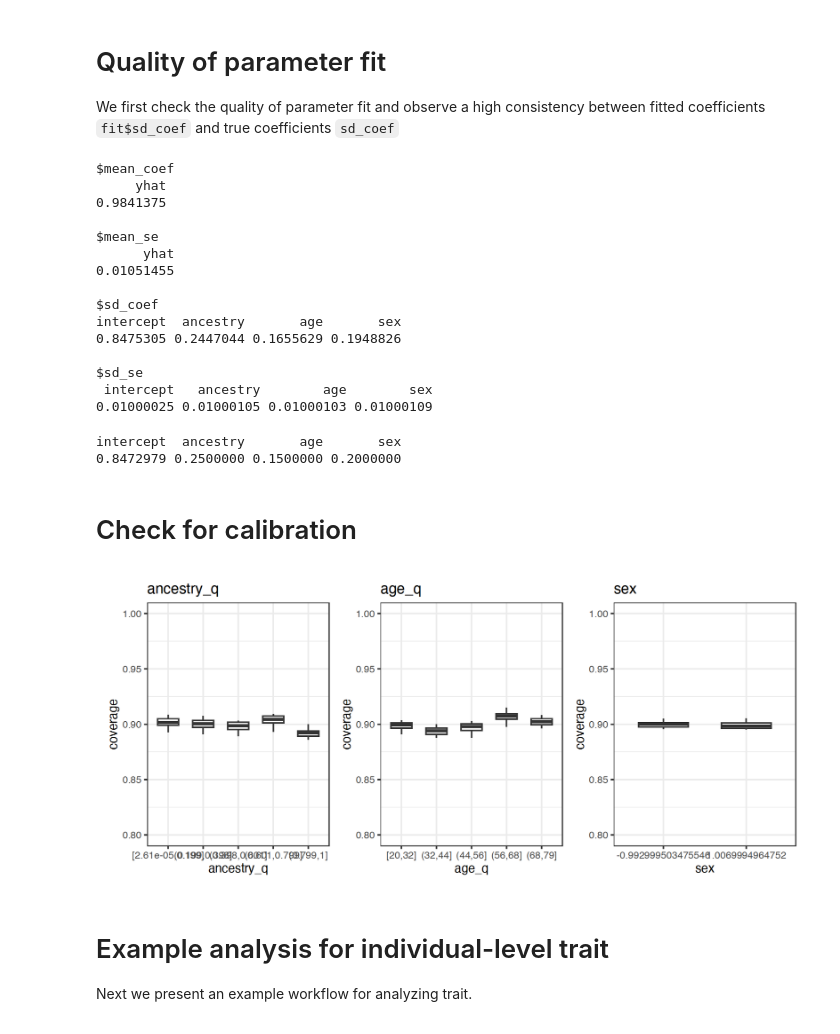
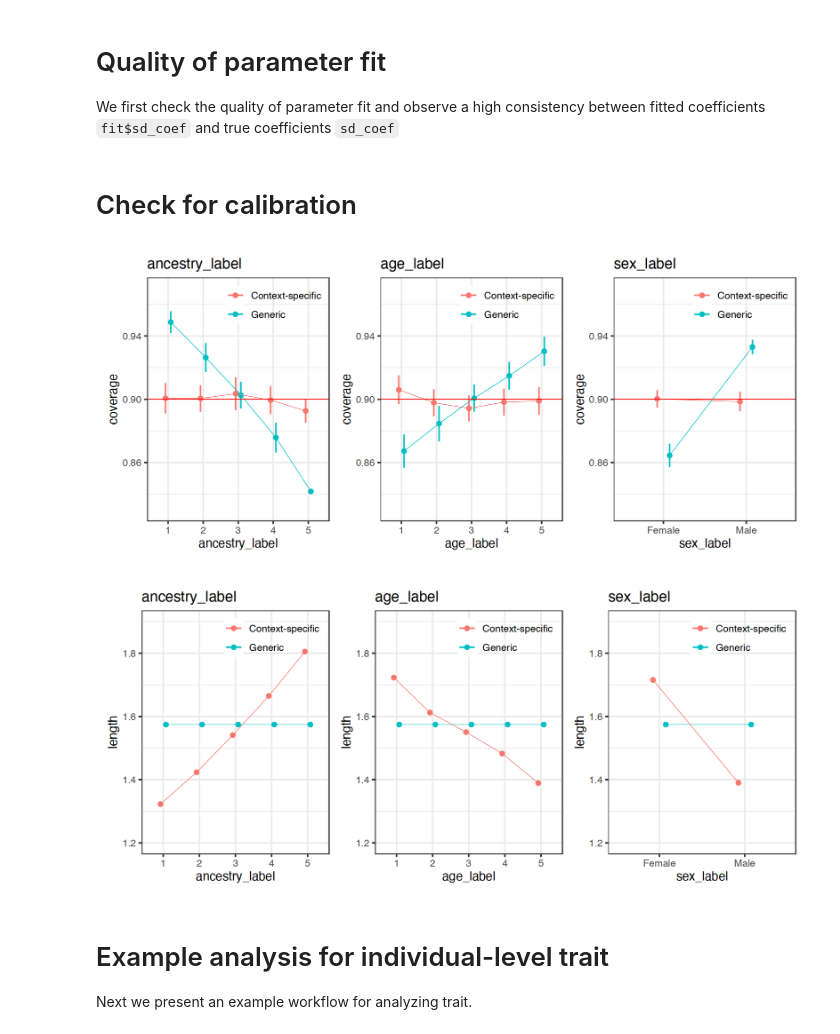
Before and after one commit to KangchengHou/calpred, a Jupyter notebook: example.ipynb, the cells around one changed output. Drawn from its saved outputs; the diff is of its cells as text; code cells hidden in the pictures.

```diff
--- a/example.ipynb
+++ b/example.ipynb
@@ -92,7 +102,7 @@ wrap_plots(plotlist = plot_list, ncol = 3)
 # %% [markdown]
 # Fit CalPred model
 # %%
-mean_mat <- as.matrix(data[, 'yhat', drop=FALSE])
+mean_mat <- as.matrix(data[, c("intercept", "yhat")])
 sd_mat <- as.matrix(data[, c("intercept", "ancestry", "age", "sex")])
 
 fit <- train(mean_mat=mean_mat, sd_mat=sd_mat, y=y)
@@ -100,52 +110,37 @@ pred <- predict(mean_mat=mean_mat, sd_mat=sd_mat, mean_coef=fit$mean_coef, sd_co
 # %% [markdown]
 # Quality of parameter fit
 We first check the quality of parameter fit and observe a high consistency between fitted coefficients `fit$sd_coef` and true coefficients `sd_coef`
-# %%
-fit
-# %% [output]
-$mean_coef
-     yhat
-0.9841375
-
-$mean_se
-      yhat
-0.01051455
-
-$sd_coef
-intercept  ancestry       age       sex
-0.8475305 0.2447044 0.1655629 0.1948826
-
-$sd_se
- intercept   ancestry        age        sex
-0.01000025 0.01000105 0.01000103 0.01000109
-# %%
-sd_coef
-# %% [output]
-intercept  ancestry       age       sex
-0.8472979 0.2500000 0.1500000 0.2000000
 # %% [markdown]
 # Check for calibration
 # %%
-# mean_mat <- as.matrix(data[, 'yhat', drop=FALSE])
-# sd_mat <- as.matrix(data[, c("intercept"), drop=FALSE])
+mean_mat <- as.matrix(data[, c("intercept", "yhat")])
+sd_mat <- as.matrix(data[, c("intercept"), drop=FALSE])
 
-# fit <- train(mean_mat=mean_mat, sd_mat=sd_mat, y=y)
-# pred <- predict(mean_mat=mean_mat, sd_mat=sd_mat, mean_coef=fit$mean_coef, sd_coef=fit$sd_coef)
+fit <- train(mean_mat=mean_mat, sd_mat=sd_mat, y=y)
+generic_pred <- predict(mean_mat=mean_mat, sd_mat=sd_mat, mean_coef=fit$mean_coef, sd_coef=fit$sd_coef)
-# %%
-plot_list <- list()
-
-for (context in c("ancestry_q", "age_q", "sex")) {
-    stats <- compute_stats(y=y, pred=y_mean, predsd=pred$sd, group=data[, context], n_bootstrap=20)
-    bs_df <- stats$bootstrap_stats
-    p <- ggplot(bs_df, aes(x=as.factor(group), y=coverage)) +
-          geom_boxplot(size=1, width = 0.6, linewidth=0.5, outlier.shape = NA) +
-          labs(title = context, x=context) +
-          ylim(0.8, 1.0) +
-    plot_list[[context]] <- p
-}
-wrap_plots(plotlist = plot_list, ncol = 3)
-# %% [output]
-[figure, removed]
+# %%
+coverage_plots <- list()
+length_plots <- list()
+for (context in c("ancestry_label", "age_label", "sex_label")) {
+
+    stats <- compute_stats(y=data[, 'y'], pred=data[, 'yhat'], predsd=pred$sd, group=data[, context])
+    generic_stats <- compute_stats(y=data[, 'y'], pred=data[, 'yhat'], predsd=generic_pred$sd, group=data[, context])
+    stats_list <- list(`Generic`=generic_stats$bootstrap_stats, `Context-specific`=stats$bootstrap_stats)
+
+    coverage_plots[[context]] <- plot_stats(stats_list, 'coverage') +
+          labs(title = context, x=context) +
+          ylim(0.83, 0.97) + geom_hline(yintercept=0.9, color = "red", linewidth=0.2)
+
+    length_plots[[context]] <- plot_stats(stats_list, 'length') +
+          labs(title = context, x=context) + ylim(1.2, 1.9)
+
+}
+options(repr.plot.width = 9, repr.plot.height = 4)
+wrap_plots(coverage_plots, ncol = 3)
+wrap_plots(length_plots, ncol = 3)
+# %% [output]
+[figure, added]
+[figure, added]
 # %% [markdown]
 # Example analysis for individual-level trait
 Next we present an example workflow for analyzing trait.
```
Also changed, not shown: parts of 10 cells of this notebook, 1 other file.
